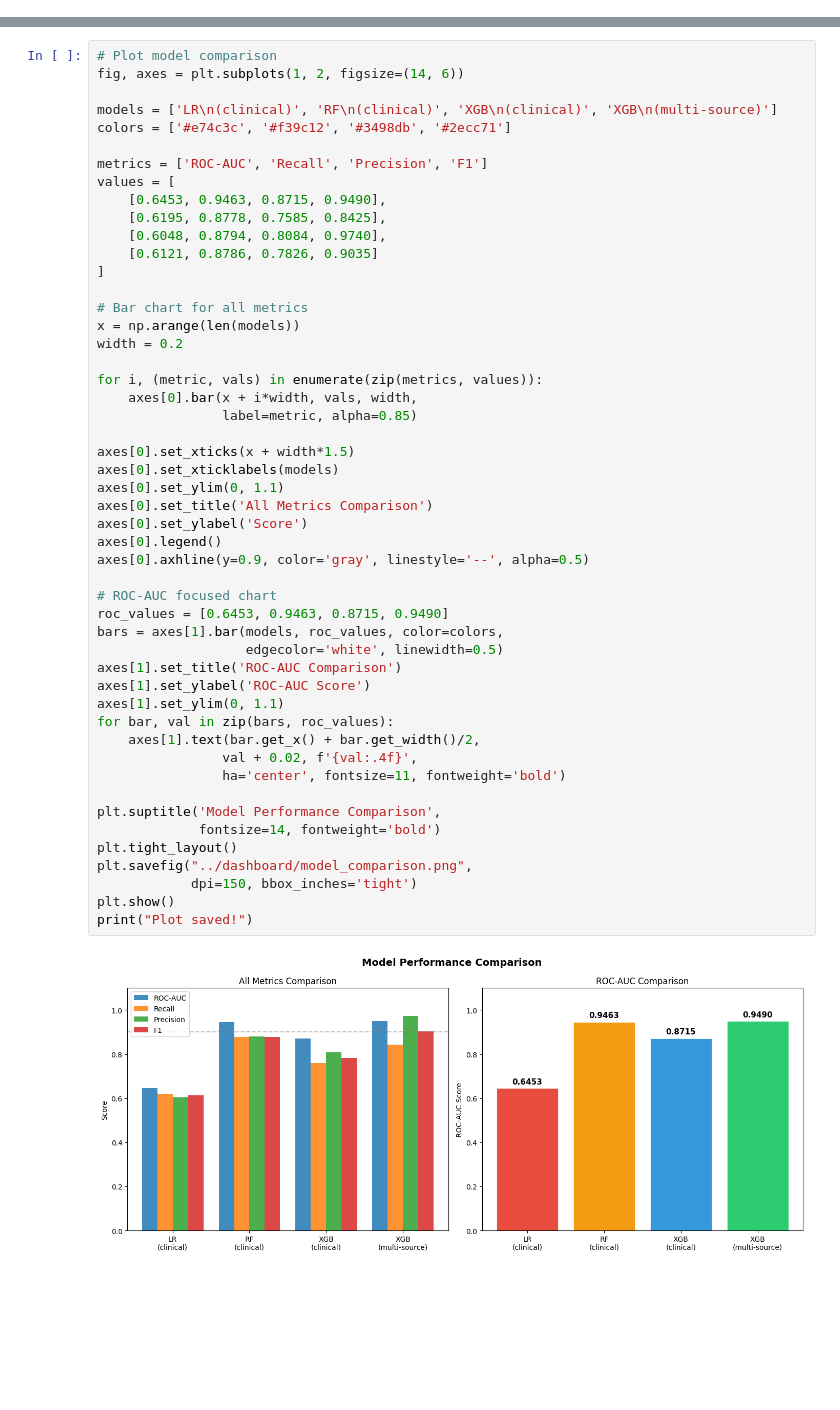
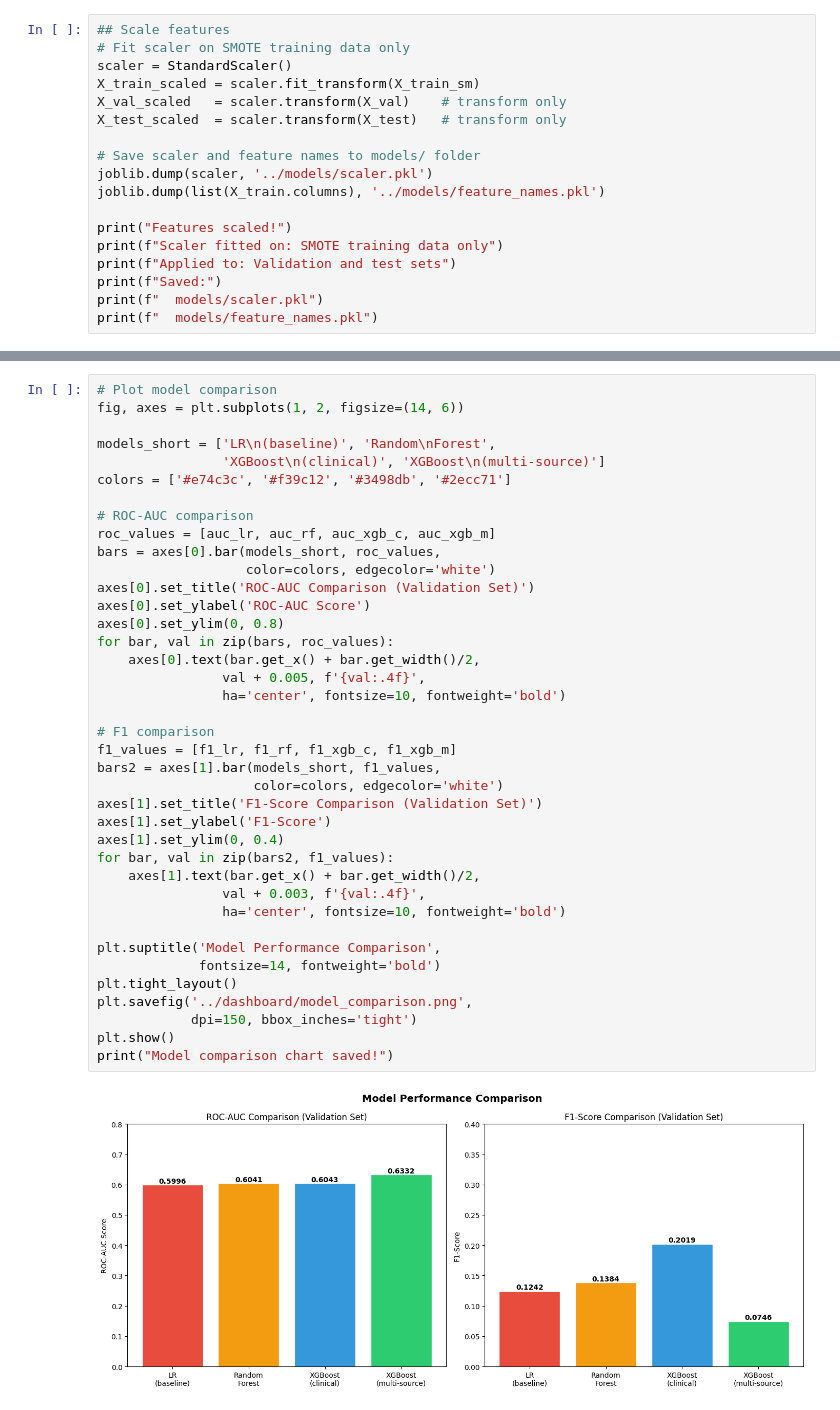
Before and after one commit to nandinireddy2701/Diabetic_readmission_prediction, a Jupyter notebook: notebooks/04_model_training.ipynb, the cells around one changed output, grey strips where cells are left out. Cells and saved outputs as stored; diff of their text form; blank space fills up the shorter version.

```diff
--- a/notebooks/04_model_training.ipynb
+++ b/notebooks/04_model_training.ipynb
@@ -141,0 +112,18 @@ Results:
+# %%
+## Scale features
+# Fit scaler on SMOTE training data only
+scaler = StandardScaler()
+X_train_scaled = scaler.fit_transform(X_train_sm)
+X_val_scaled   = scaler.transform(X_val)    # transform only
+X_test_scaled  = scaler.transform(X_test)   # transform only
+
+# Save scaler and feature names to models/ folder
+joblib.dump(scaler, '../models/scaler.pkl')
+joblib.dump(list(X_train.columns), '../models/feature_names.pkl')
+
+print("Features scaled!")
+print(f"Scaler fitted on: SMOTE training data only")
+print(f"Applied to: Validation and test sets")
+print(f"Saved:")
+print(f"  models/scaler.pkl")
+print(f"  models/feature_names.pkl")
@@ -272,52 +427,41 @@ Best Model: XGBoost (multi-source)
 # %%
 # Plot model comparison
 fig, axes = plt.subplots(1, 2, figsize=(14, 6))
 
-models = ['LR\n(clinical)', 'RF\n(clinical)', 'XGB\n(clinical)', 'XGB\n(multi-source)']
+models_short = ['LR\n(baseline)', 'Random\nForest',
+                'XGBoost\n(clinical)', 'XGBoost\n(multi-source)']
 colors = ['#e74c3c', '#f39c12', '#3498db', '#2ecc71']
 
-metrics = ['ROC-AUC', 'Recall', 'Precision', 'F1']
-values = [
-    [0.6453, 0.9463, 0.8715, 0.9490],
-    [0.6195, 0.8778, 0.7585, 0.8425],
-    [0.6048, 0.8794, 0.8084, 0.9740],
-    [0.6121, 0.8786, 0.7826, 0.9035]
-]
+# ROC-AUC comparison
+roc_values = [auc_lr, auc_rf, auc_xgb_c, auc_xgb_m]
+bars = axes[0].bar(models_short, roc_values,
+                   color=colors, edgecolor='white')
+axes[0].set_title('ROC-AUC Comparison (Validation Set)')
+axes[0].set_ylabel('ROC-AUC Score')
+axes[0].set_ylim(0, 0.8)
+for bar, val in zip(bars, roc_values):
+    axes[0].text(bar.get_x() + bar.get_width()/2,
+                val + 0.005, f'{val:.4f}',
+                ha='center', fontsize=10, fontweight='bold')
 
-# Bar chart for all metrics
-x = np.arange(len(models))
-width = 0.2
-
-for i, (metric, vals) in enumerate(zip(metrics, values)):
-    axes[0].bar(x + i*width, vals, width,
-                label=metric, alpha=0.85)
-
-axes[0].set_xticks(x + width*1.5)
-axes[0].set_xticklabels(models)
-axes[0].set_ylim(0, 1.1)
-axes[0].set_title('All Metrics Comparison')
-axes[0].set_ylabel('Score')
-axes[0].legend()
-axes[0].axhline(y=0.9, color='gray', linestyle='--', alpha=0.5)
-
-# ROC-AUC focused chart
-roc_values = [0.6453, 0.9463, 0.8715, 0.9490]
-bars = axes[1].bar(models, roc_values, color=colors,
-                   edgecolor='white', linewidth=0.5)
-axes[1].set_title('ROC-AUC Comparison')
-axes[1].set_ylabel('ROC-AUC Score')
-axes[1].set_ylim(0, 1.1)
-for bar, val in zip(bars, roc_values):
+# F1 comparison
+f1_values = [f1_lr, f1_rf, f1_xgb_c, f1_xgb_m]
+bars2 = axes[1].bar(models_short, f1_values,
+                    color=colors, edgecolor='white')
+axes[1].set_title('F1-Score Comparison (Validation Set)')
+axes[1].set_ylabel('F1-Score')
+axes[1].set_ylim(0, 0.4)
+for bar, val in zip(bars2, f1_values):
     axes[1].text(bar.get_x() + bar.get_width()/2,
-                val + 0.02, f'{val:.4f}',
-                ha='center', fontsize=11, fontweight='bold')
+                val + 0.003, f'{val:.4f}',
+                ha='center', fontsize=10, fontweight='bold')
 
 plt.suptitle('Model Performance Comparison',
              fontsize=14, fontweight='bold')
 plt.tight_layout()
-plt.savefig("../dashboard/model_comparison.png",
+plt.savefig('../dashboard/model_comparison.png',
             dpi=150, bbox_inches='tight')
 plt.show()
-print("Plot saved!")
+print("Model comparison chart saved!")
 # %% [output]
-[figure, old version]
+[figure, new version]
```
Also changed, not shown: parts of 26 cells of this notebook, 22 other files.
